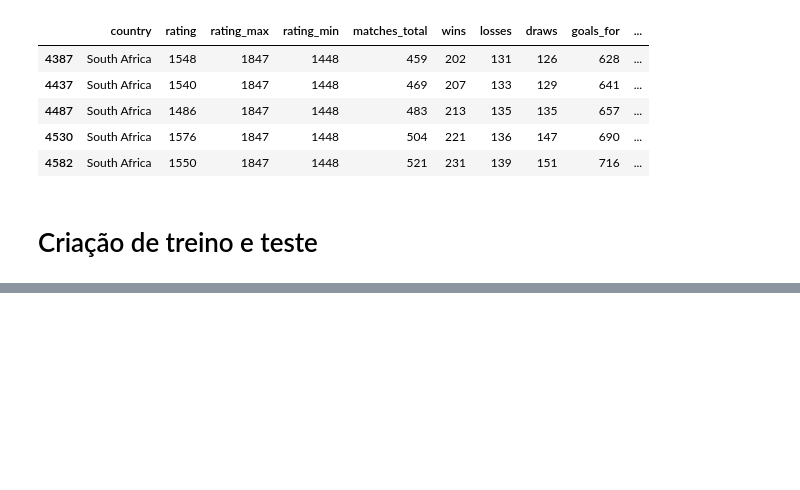
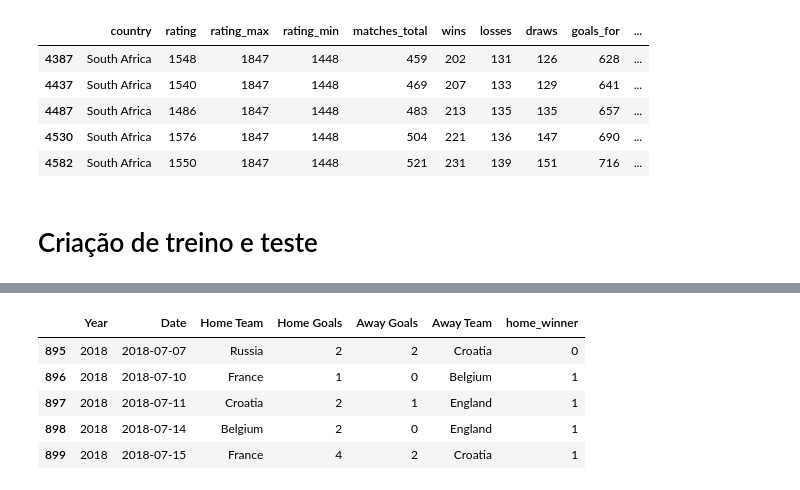
Before and after one commit to rafabandoni/world-cup-2026-predict, a Jupyter notebook: notebooks/eda.ipynb, the cells around one changed output, grey strips where cells are left out. Saved outputs shown, nothing was run; the diff lists cells and outputs as text; code cells hidden in the pictures; blank space fills up the shorter version.

```diff
--- a/notebooks/eda.ipynb
+++ b/notebooks/eda.ipynb
@@ -231,7 +231,8 @@ elo.to_parquet('../data/elo_featured.parquet')
 # %%
 matches_hist.drop([
     'ID',
-    'Host Team'
+    'Host Team',
+    'Stage'
 ], axis=1, inplace=True)
 # %%
 home_winner = []
@@ -241,5 +242,11 @@ for idx, row in matches_hist.iterrows():
     elif row['Home Goals'] < row['Away Goals']:
         home_winner.append(0)
     else:
-        home_winner.append(2) # tratar empates
+        if pd.isna(row['Win Conditions']):
+            home_winner.append(0)
+        elif row['Win Conditions'].split(' ')[0] == row['Home Team']:
+            home_winner.append(1)
+        else:
+            home_winner.append(0)
+        # home_winner.append(2) # tratar empates
 matches_hist['home_winner'] = home_winner
@@ -261,0 +253,11 @@ matches_hist[matches_hist['home_winner'] == 2]
+# %%
+matches_hist.drop('Win Conditions', axis=1, inplace=True)
+# %%
+matches_hist.tail()
+# %% [output]
+|  | Year | Date | Home Team | Home Goals | Away Goals | Away Team | home_winner |
+| 895 | 2018 | 2018-07-07 | Russia | 2 | 2 | Croatia | 0 |
+| 896 | 2018 | 2018-07-10 | France | 1 | 0 | Belgium | 1 |
+| 897 | 2018 | 2018-07-11 | Croatia | 2 | 1 | England | 1 |
+| 898 | 2018 | 2018-07-14 | Belgium | 2 | 0 | England | 1 |
+| 899 | 2018 | 2018-07-15 | France | 4 | 2 | Croatia | 1 |
```
Also changed, not shown: parts of 2 cells of this notebook, 2 other files.
